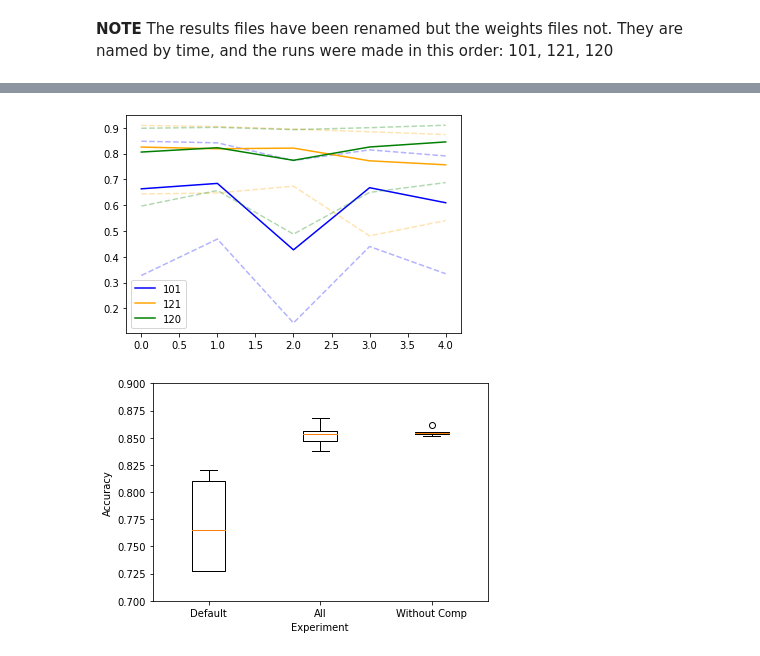
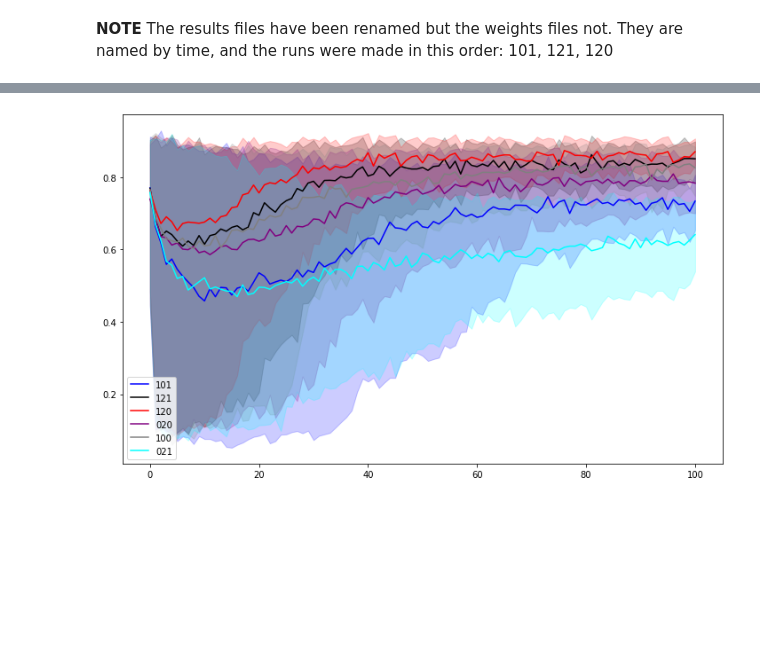
Before and after one commit to verrannt/enas-compression, a Jupyter notebook: src/notebooks/Results Analysis.ipynb, the cells around one changed output, grey strips where cells are left out. Drawn from its saved outputs; the diff is of its cells as text; code cells hidden in the pictures; blank space fills up the shorter version.

Commit message:
improved plots

```diff
--- a/src/notebooks/Results Analysis.ipynb
+++ b/src/notebooks/Results Analysis.ipynb
@@ -20,0 +116,20 @@ res_path = 'results'
+# %%
+# Check if outliers are the same for experiment 101
+
+best_acc_allexps = []
+best_sizes_allexps = []
+
+print('Experiment 101\n==============')
+for run in range(1,10+1):
+    print('Run', run)
+    _, _, best_test_acc = \
+        ResultsIO.load(res_path, f'2021-06-01_lossweights101_{run}')
+    print(' Score:',best_test_acc, '<--' if best_test_acc < 0.6 else '')
+
+    best_size = torch.load(
+        join(
+            weights_path,
+            f'best-net_2021-06-01_lossweights101_{run}.pth'
+        )
+    )['layer_2_linear.weight'].shape[0]
+    print(' Size: ',f'{best_size/256:.4f}', '<--' if best_size/256 < 0.4 else '')
@@ -21,20 +223,25 @@ res_path = 'results'
 # %%
-colors = ['blue', 'orange', 'green']
-exps = ['101','121','120']
-
+plt.figure(figsize=(10,6))
 for exp, c in zip(*[exps, colors]):
     avg, best, worst = [], [], []
-    for run in range(1,5+1):
+    #plt.subplot(4,3,i+1)
+    #plt.title(f'Run {i+1}')
+    #for exp in exps:
+    for i,run in enumerate(range(1,10+1)):
         configs, results, best_test_acc = \
-            ResultsIO.load(res_path, f'2021_05_28_{exp}_{run}')
-        avg.append(np.mean(results.accuracy.averages))
-        best.append(np.mean(results.accuracy.best))
-        worst.append(np.mean(results.accuracy.worst))
-
+            ResultsIO.load(res_path, f'2021-06-01_lossweights{exp}_{run}')
+        avg.append(results.accuracy.averages)
+        best.append(results.accuracy.best)
+        worst.append(results.accuracy.worst)
+    avg = np.mean(np.array(avg), axis=0)
+    best = np.mean(np.array(best), axis=0)
+    worst = np.mean(np.array(worst), axis=0)
+    plt.fill_between(range(101), best, worst, alpha=0.2, color=c)
     plt.plot(avg, label=exp, c=c)
-    plt.plot(best, c=c, linestyle='--', alpha=0.3)
-    plt.plot(worst, c=c, linestyle='--', alpha=0.3)
+    #plt.plot(best, c=c, linestyle='--', alpha=0.3)
+    #plt.plot(worst, c=c, linestyle='--', alpha=0.3)
 plt.legend()
+plt.tight_layout()
 plt.show()
 # %% [output]
-[figure, old version]
+[figure, new version]
@@ -58,11 +247,0 @@ for exp, c in zip(*[exps, colors]):
-# %%
-plt.boxplot(
-    x=[best_acc_dict['101'],best_acc_dict['121'],best_acc_dict['120']],
-    labels=exp_names
-)
-plt.ylim(0.7,0.9)
-plt.xlabel('Experiment')
-plt.ylabel('Accuracy')
-plt.show()
-# %% [output]
-[figure, removed]
```
Also changed, not shown: parts of 18 cells of this notebook.
